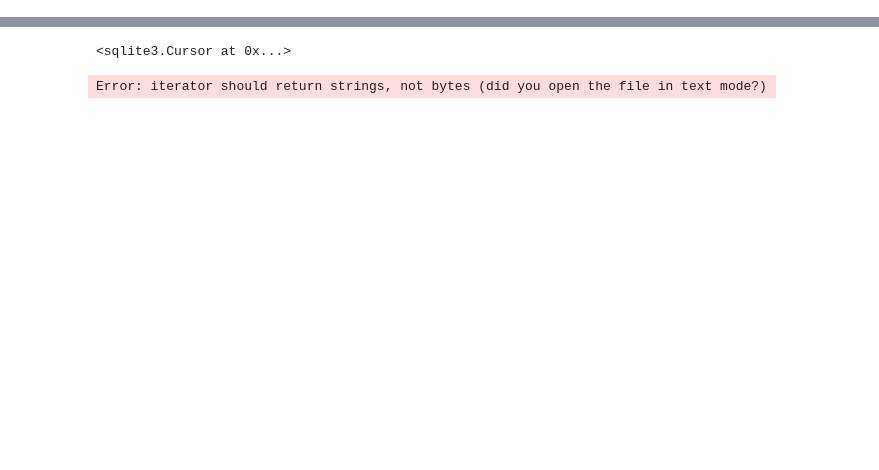
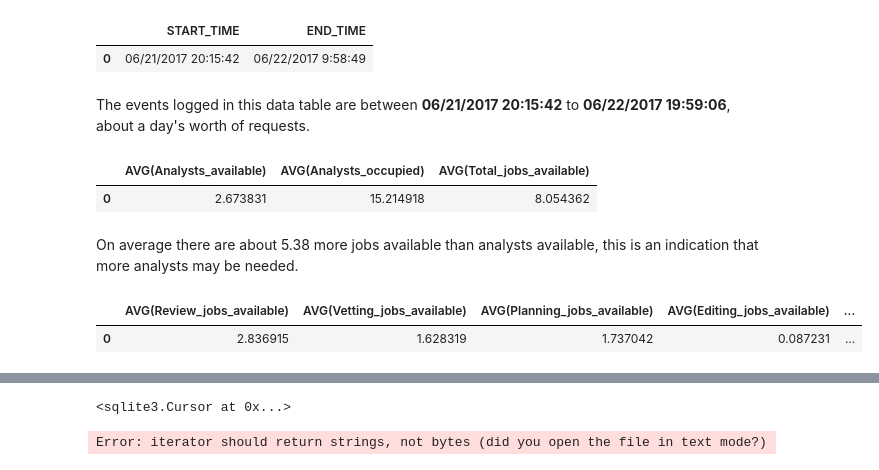
Before and after one commit to erikajane/Wonder_SQL_Task, a Jupyter notebook: Data.ipynb, the cells around one changed output, grey strips where cells are left out. Cells and saved outputs as stored; diff of their text form; code cells hidden in the pictures; blank space fills up the shorter version.

```diff
--- a/Data.ipynb
+++ b/Data.ipynb
@@ -4,0 +54,31 @@ import csv
+# %%
+c.execute('''SELECT MIN(Event_occurred_at) AS START_TIME, MAX(Event_occurred_at) AS END_TIME
+            FROM Assignments''')
+data = pd.DataFrame(c.fetchall())
+data.columns = [x[0] for x in c.description]
+data
+# %% [output]
+|  | START_TIME | END_TIME |
+| 0 | 06/21/2017 20:15:42 | 06/22/2017 9:58:49 |
+# %% [markdown]
+The events logged in this data table are between __06/21/2017 20:15:42__ to __06/22/2017 19:59:06__, about a day's worth of requests.
+# %%
+c.execute('''SELECT AVG(Analysts_available), AVG(Analysts_occupied), AVG(Total_jobs_available)
+            FROM Assignments''')
+data = pd.DataFrame(c.fetchall())
+data.columns = [x[0] for x in c.description]
+data
+# %% [output]
+|  | AVG(Analysts_available) | AVG(Analysts_occupied) | AVG(Total_jobs_available) |
+| 0 | 2.673831 | 15.214918 | 8.054362 |
+# %% [markdown]
+On average there are about 5.38 more jobs available than analysts available, this is an indication that more analysts may be needed.
+# %%
+c.execute('''SELECT AVG(Review_jobs_available), AVG(Vetting_jobs_available), AVG(Planning_jobs_available), AVG(Editing_jobs_available), AVG(Sourcing_jobs_available), AVG(Writing_jobs_available)
+            FROM Assignments''')
+data = pd.DataFrame(c.fetchall())
+data.columns = [x[0] for x in c.description]
+data
+# %% [output]
+|  | AVG(Review_jobs_available) | AVG(Vetting_jobs_available) | AVG(Planning_jobs_available) | AVG(Editing_jobs_available) | ... |
+| 0 | 2.836915 | 1.628319 | 1.737042 | 0.087231 | ... |
```
Also changed, not shown: parts of 12 cells of this notebook, 1 other file.
